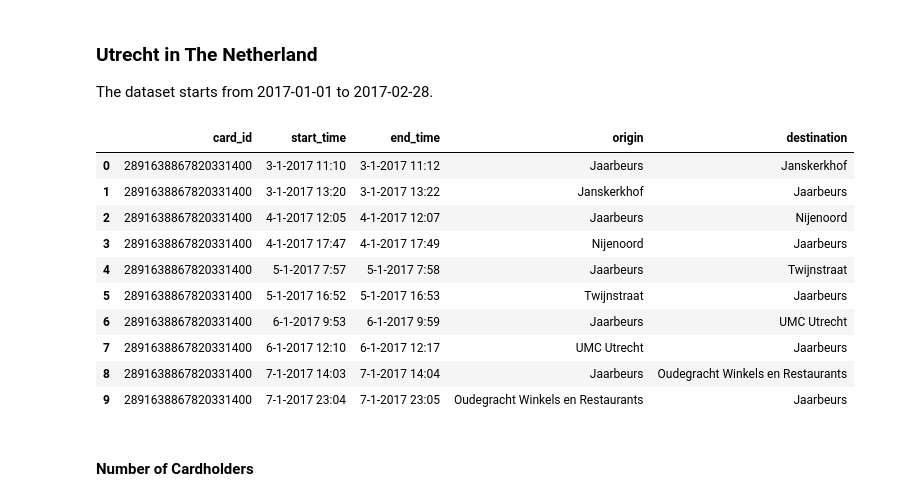
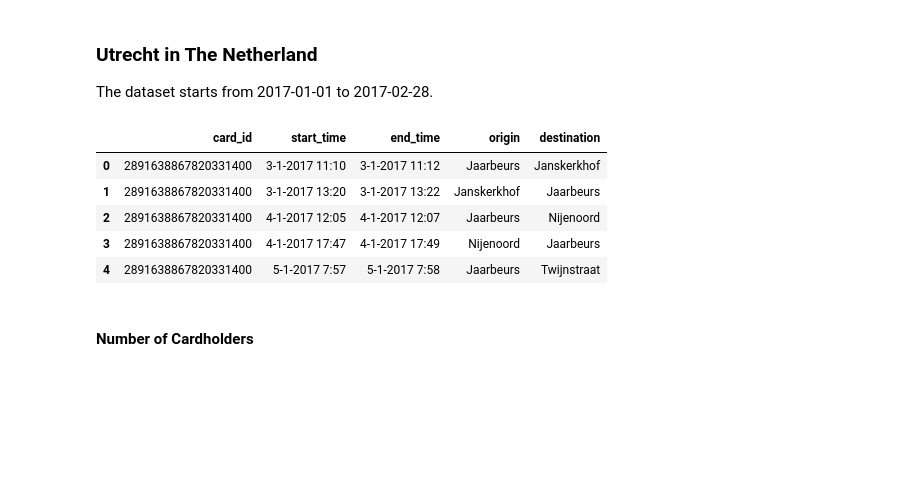
Before and after one commit to Radar-Lei/Motif-guided, a Jupyter notebook: 01_DataDescription.ipynb, the cells around one changed output. Drawn from its saved outputs; the diff is of its cells as text; code cells hidden in the pictures; blank space fills up the shorter version.

```diff
--- a/01_DataDescription.ipynb
+++ b/01_DataDescription.ipynb
@@ -19,19 +19,14 @@ df_utrecht.columns = ["card_id", "start_time", "end_time", "origin", "destinatio
 # df_utrecht['start_time'] = pd.to_datetime(df_utrecht['start_time'])
 # df_utrecht['end_time'] = pd.to_datetime(df_utrecht['end_time'])
 # %%
-df_utrecht.head(10)
+df_utrecht.head(5)
 # %% [output]
 |  | card_id | start_time | end_time | origin | destination |
 | 0 | 2891638867820331400 | 3-1-2017 11:10 | 3-1-2017 11:12 | Jaarbeurs | Janskerkhof |
 | 1 | 2891638867820331400 | 3-1-2017 13:20 | 3-1-2017 13:22 | Janskerkhof | Jaarbeurs |
 | 2 | 2891638867820331400 | 4-1-2017 12:05 | 4-1-2017 12:07 | Jaarbeurs | Nijenoord |
 | 3 | 2891638867820331400 | 4-1-2017 17:47 | 4-1-2017 17:49 | Nijenoord | Jaarbeurs |
 | 4 | 2891638867820331400 | 5-1-2017 7:57 | 5-1-2017 7:58 | Jaarbeurs | Twijnstraat |
-| 5 | 2891638867820331400 | 5-1-2017 16:52 | 5-1-2017 16:53 | Twijnstraat | Jaarbeurs |
-| 6 | 2891638867820331400 | 6-1-2017 9:53 | 6-1-2017 9:59 | Jaarbeurs | UMC Utrecht |
-| 7 | 2891638867820331400 | 6-1-2017 12:10 | 6-1-2017 12:17 | UMC Utrecht | Jaarbeurs |
-| 8 | 2891638867820331400 | 7-1-2017 14:03 | 7-1-2017 14:04 | Jaarbeurs | Oudegracht Winkels en Restaurants |
-| 9 | 2891638867820331400 | 7-1-2017 23:04 | 7-1-2017 23:05 | Oudegracht Winkels en Restaurants | Jaarbeurs |
 # %% [markdown]
 #### Number of Cardholders
 # %%
```
Also changed, not shown: parts of 5 cells of this notebook, 2 other files.
